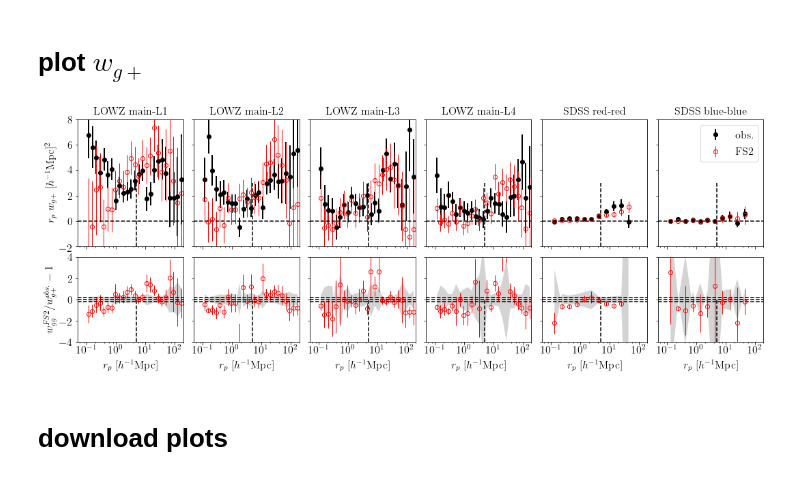
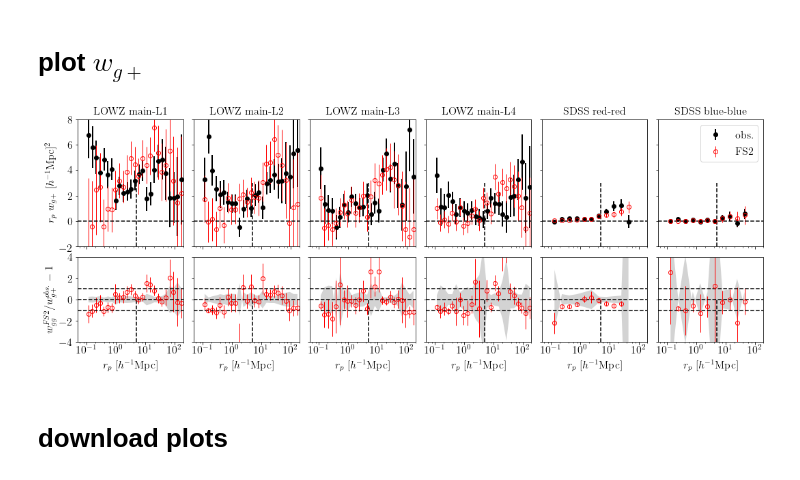
Before and after one commit to flediak/Euclid_IA_KP_paper0, a Jupyter notebook: notebooks/plot_correlations.ipynb, the cells around one changed output. Saved outputs shown, nothing was run; the diff lists cells and outputs as text; code cells hidden in the pictures.

```diff
--- a/notebooks/plot_correlations.ipynb
+++ b/notebooks/plot_correlations.ipynb
@@ -244,6 +244,8 @@ fig, ax = plt.subplots(2,Ncol,figsize=(Ncol*3,6), sharex=True, sharey='row', gri
 
 fontsize = 16
 
+plt.rc('text', usetex=True)
+plt.rc('font', family='serif')
 
 #put correlations in list
 corr = []
@@ -293,10 +295,8 @@ for i in range(Ncol):
 
 
 # ================== config. ================
-plt.rc('font', family='serif')
 plt.rc('xtick', labelsize=fontsize)
 plt.rc('ytick', labelsize=fontsize)
-plt.rc('text', usetex=True)
 
 # set spacing between panels
 plt.subplots_adjust(wspace=0.1, hspace=0.1)
@@ -318,40 +318,40 @@ ax[0,-1].legend(fontsize=fontsize)
 
 
 # set y-tics
-ax[1,0].set_yticks(np.arange(-20, 100, step=20))#top row
+ax[0,0].set_yticks(np.arange(-10, 10, step=2))#top row
 ax[1,0].set_yticks(np.arange(-10, 10, step=2))#bottom row
 
 
 #settings for all columns
 for col in range(Ncol):
 
   x_vline = 5
 
   row=0
   ax[row,col].set_ylim(-2,8)
   ax[row,col].axvline(x=x_vline, c='k', ymax=0.5, ls='--')
 
   row=1
   ax[row,col].set_ylim(-4,4)
-  ax[row,col].axhline(y=-0.2, c='k', ls='--')
-  ax[row,col].axhline(y=0.2, c='k', ls='--')
+  ax[row,col].axhline(y=-1, c='k', ls='--')
+  ax[row,col].axhline(y=1, c='k', ls='--')
   ax[row,col].axvline(x=x_vline, c='k', ymax=0.5, ls='--')
   ax[row,col].set_xlabel(r'$r_p \ [h^{-1}\textrm{Mpc}]$',fontsize=fontsize)
 
   for row in range(2):
 
     ax[row,col].set_xlim(0.05,200)
     ax[row,col].set_xscale('log')
     ax[row,col].axhline(y=0, c='k', ls='--')
     #see https://matplotlib.org/stable/gallery/ticks/tick-locators.html
     ax[row, col].xaxis.get_major_locator().set_params(base=10,numticks=10)
     ax[row, col].xaxis.get_minor_locator().set_params(numticks=10, subs=[.2, .4, .6, .8])
     ax[row,col].tick_params(axis='both',labelsize=fontsize)
 
 plt.savefig("wgp_fs2_vs_obs.pdf",bbox_inches='tight', pad_inches = 0.1)
 plt.show()
 # %% [output]
-[figure, old version]
+[figure, new version]
 # %% [markdown]
 # download plots
 # %%
```
Also changed, not shown: parts of 7 cells of this notebook.
